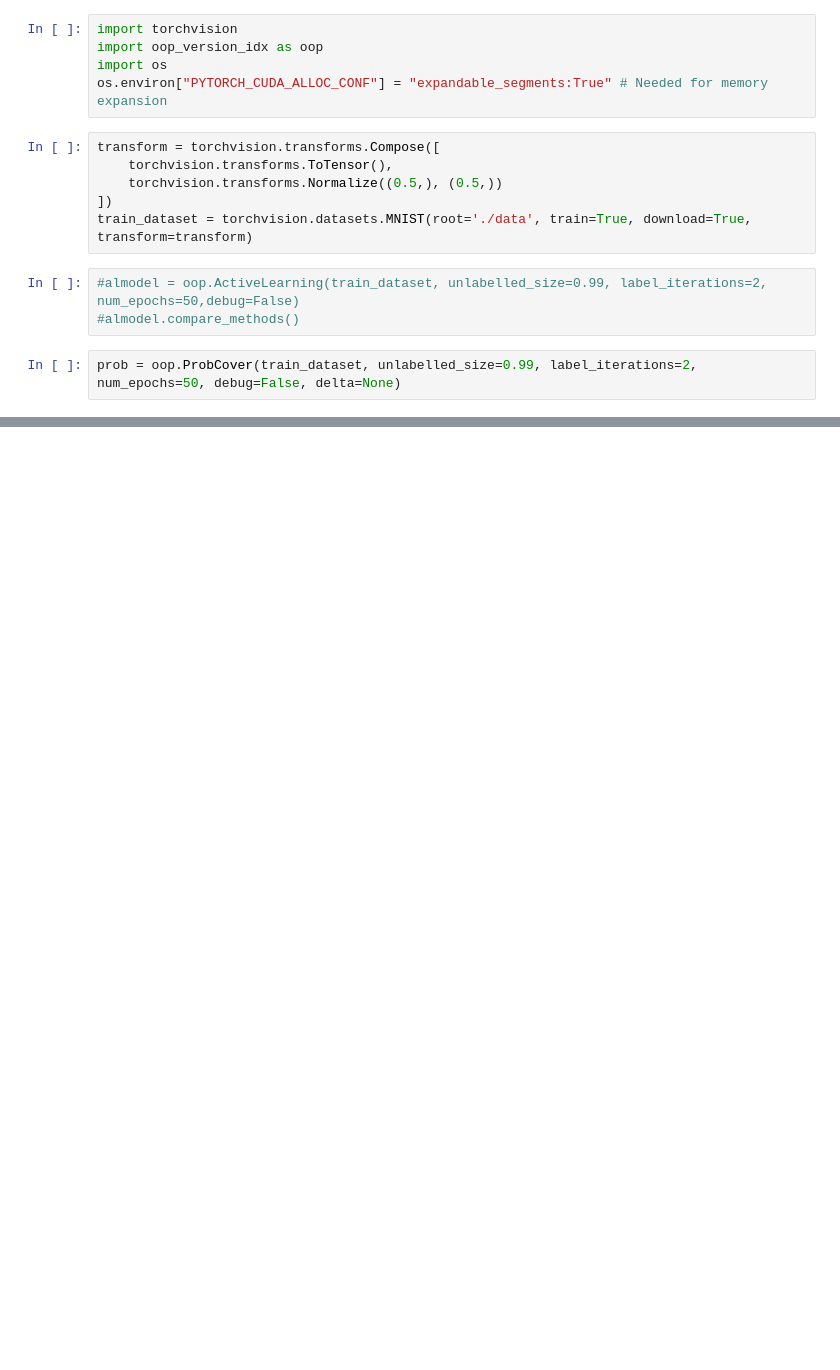
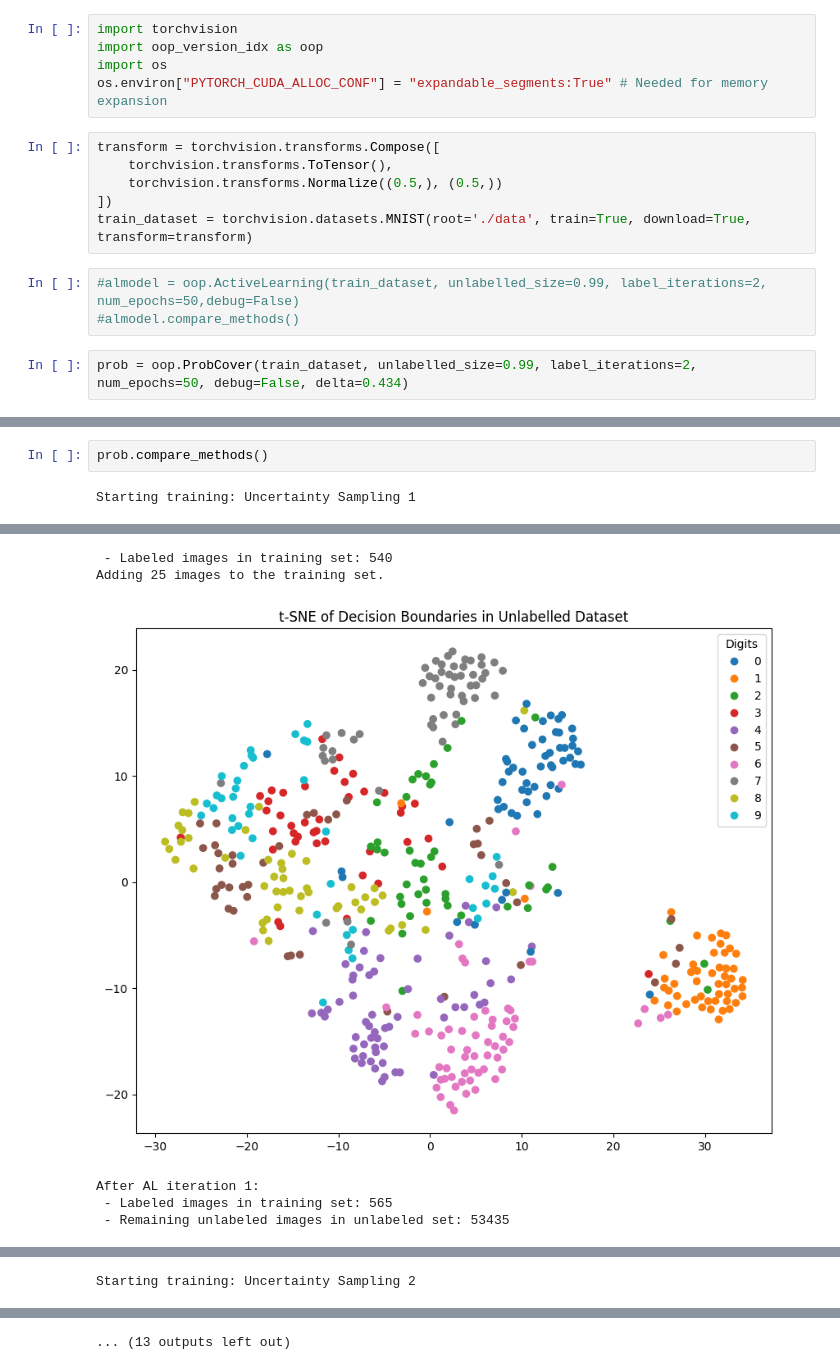
Before and after one commit to frederikbajhenriksen/DeepLearning, a Jupyter notebook: Testing Ground.ipynb, the cells around one changed output, grey strips where cells are left out. Cells and saved outputs as stored; diff of their text form; blank space fills up the shorter version.

```diff
--- a/Testing Ground.ipynb
+++ b/Testing Ground.ipynb
@@ -13,4 +13,4 @@ train_dataset = torchvision.datasets.MNIST(root='./data', train=True, download=T
 #almodel = oop.ActiveLearning(train_dataset, unlabelled_size=0.99, label_iterations=2, num_epochs=50,debug=False)
 #almodel.compare_methods()
 # %%
-prob = oop.ProbCover(train_dataset, unlabelled_size=0.99, label_iterations=2, num_epochs=50, debug=False, delta=None)
+prob = oop.ProbCover(train_dataset, unlabelled_size=0.99, label_iterations=2, num_epochs=50, debug=False, delta=0.434)
@@ -79,0 +17,4 @@ Epoch 30, ProbCover 2 Accuracy: 93.67%
+# %%
+prob.compare_methods()
+# %% [output]
+Starting training: Uncertainty Sampling 1
@@ -79,0 +26,6 @@ Epoch 30, ProbCover 2 Accuracy: 93.67%
+ - Labeled images in training set: 540
+Adding 25 images to the training set.
+[figure, added]
+After AL iteration 1:
+ - Labeled images in training set: 565
+ - Remaining unlabeled images in unlabeled set: 53435
@@ -79,0 +33 @@ Epoch 30, ProbCover 2 Accuracy: 93.67%
+Starting training: Uncertainty Sampling 2
@@ -79,0 +35 @@ Epoch 30, ProbCover 2 Accuracy: 93.67%
+... (13 outputs left out)
```
Also changed, not shown: parts of 3 cells of this notebook, 1 other file.
